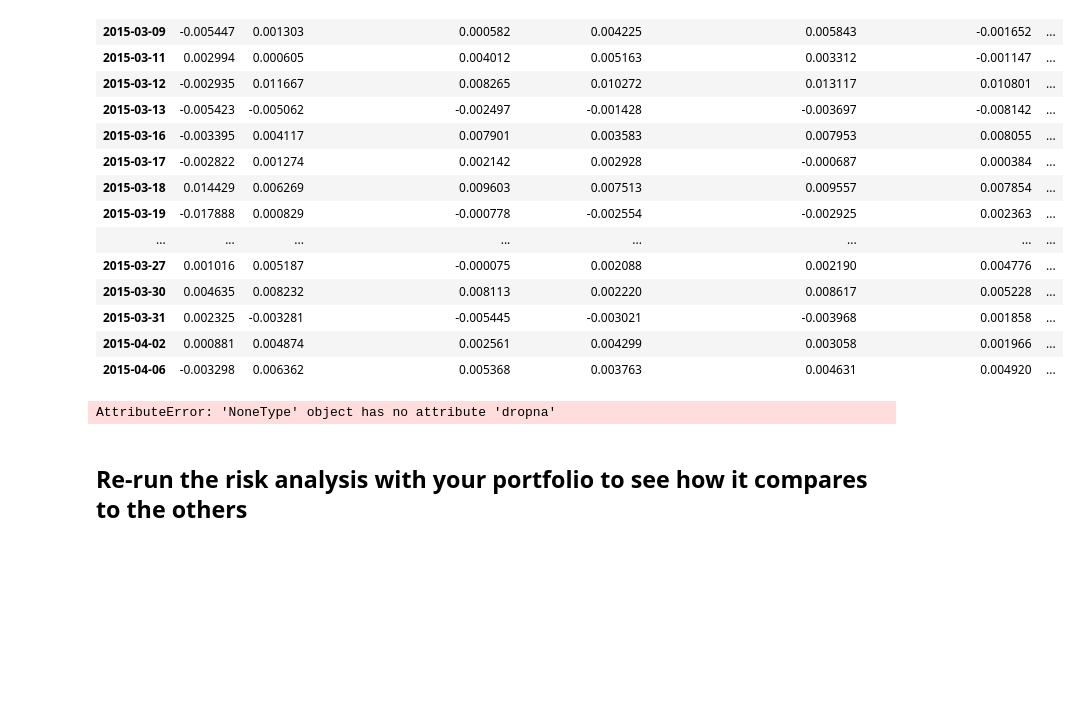
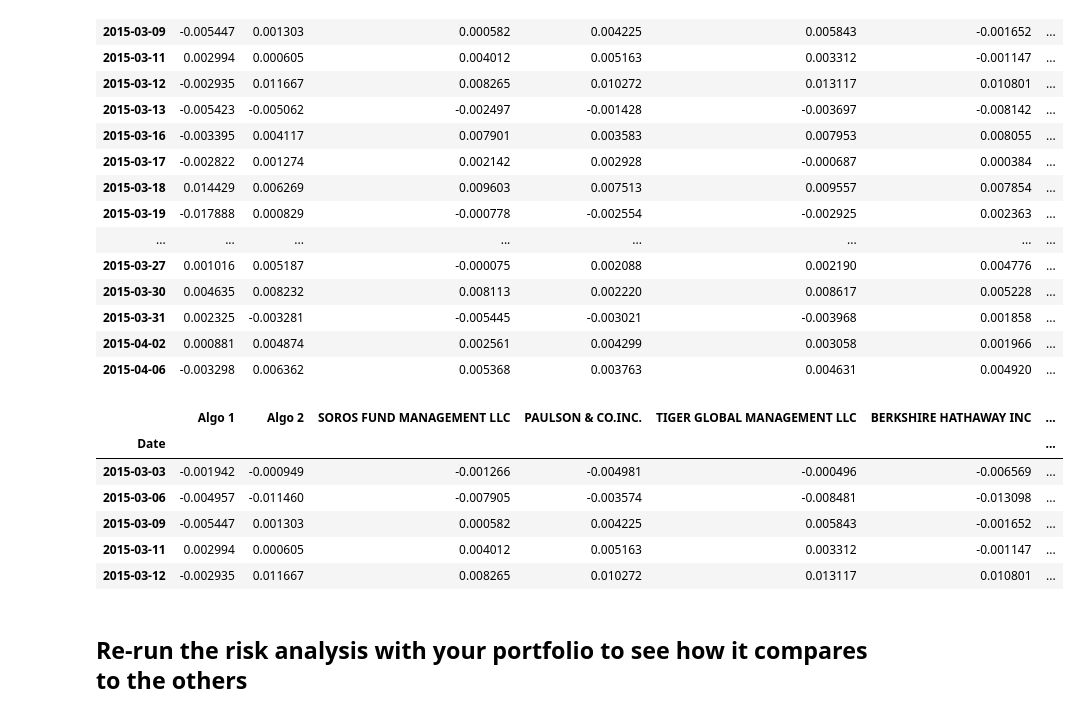
Before and after one commit to JimP315/Panthas, a Jupyter notebook: Starter_Code/whale_analysis.ipynb, the cells around one changed output. Drawn from its saved outputs; the diff is of its cells as text; code cells hidden in the pictures; blank space fills up the shorter version.

```diff
--- a/Starter_Code/whale_analysis.ipynb
+++ b/Starter_Code/whale_analysis.ipynb
@@ -729,11 +726,7 @@ weights = [0.25, 0.25, 0.25, 0.25]
 
 # Use the `dot` function to sum the product each weight and the corresponding stock daily return.
 portfolio_returns = custom_returns.dot(weights)
-portfolio_returns.columns = ["Custom"]
-portfolio_returns.tail(40)
-
-# Calculate portfolio return
-
-# Display sample data
+# Rename `Close` Column to be specific to this portfolio.
+portfolio_returns.head()
 # %% [output]
 Date
@@ -755 +738,10 @@ Date
 dtype: float64
+# %%
+portfolio_returns = portfolio_returns.dropna()
+# %%
+portfolio_returns = portfolio_returns.rename(columns={"":"Custom"})
+portfolio_returns.tail(40)
+
+# Calculate portfolio return
+
+# Display sample data
@@ -781,10 +775,16 @@ complete_df.head(20)
 | 2015-04-06 | -0.003298 | 0.006362 | 0.005368 | 0.003763 | 0.004631 | 0.004920 | ... |
 # %%
 # Only compare dates where return data exists for all the stocks (drop NaNs)
-complete_df = complete_df.dropna(inplace=True)
+complete_df = complete_df.dropna()
 complete_df.head()
 # %% [output]
-AttributeError: 'NoneType' object has no attribute 'dropna'
+|  | Algo 1 | Algo 2 | SOROS FUND MANAGEMENT LLC | PAULSON & CO.INC. | TIGER GLOBAL MANAGEMENT LLC | BERKSHIRE HATHAWAY INC | ... |
+| Date |  |  |  |  |  |  | ... |
+| 2015-03-03 | -0.001942 | -0.000949 | -0.001266 | -0.004981 | -0.000496 | -0.006569 | ... |
+| 2015-03-06 | -0.004957 | -0.011460 | -0.007905 | -0.003574 | -0.008481 | -0.013098 | ... |
+| 2015-03-09 | -0.005447 | 0.001303 | 0.000582 | 0.004225 | 0.005843 | -0.001652 | ... |
+| 2015-03-11 | 0.002994 | 0.000605 | 0.004012 | 0.005163 | 0.003312 | -0.001147 | ... |
+| 2015-03-12 | -0.002935 | 0.011667 | 0.008265 | 0.010272 | 0.013117 | 0.010801 | ... |
 # %% [markdown]
 ## Re-run the risk analysis with your portfolio to see how it compares to the others
 # %% [markdown]
```
Also changed, not shown: parts of 11 cells of this notebook.
